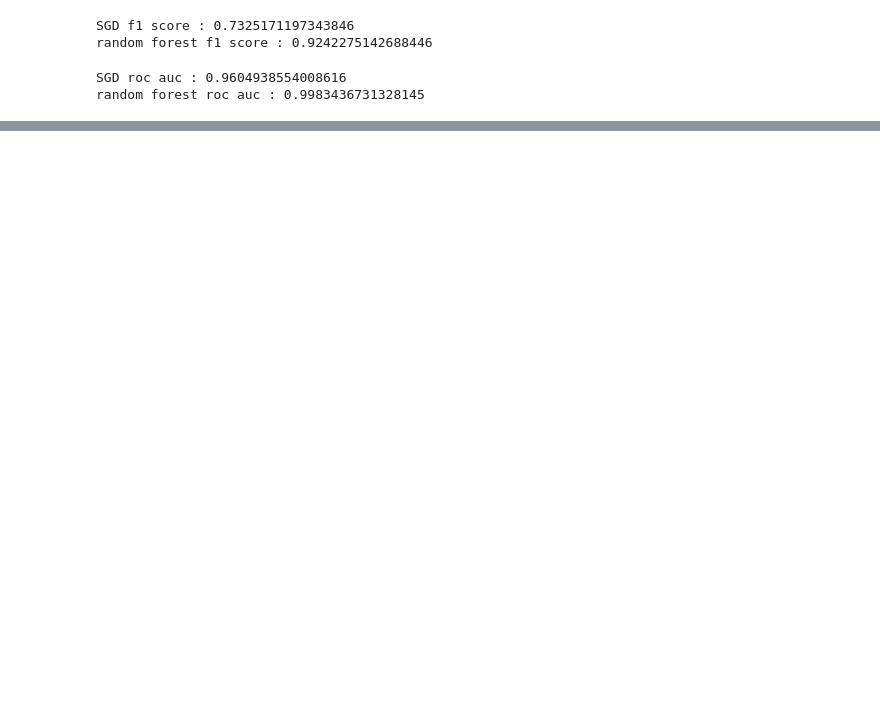
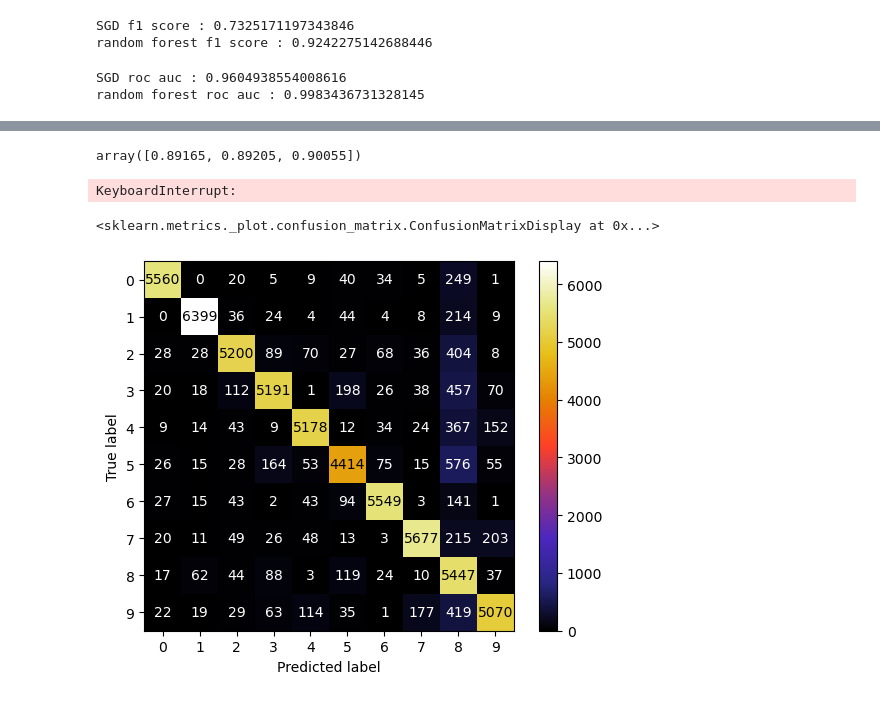
Before and after one commit to ikartiksavaliya/Hands-On-Machine-Learning-Projects, a Jupyter notebook: Chapter-3 classification.ipynb, the cells around one changed output, grey strips where cells are left out. Saved outputs shown, nothing was run; the diff lists cells and outputs as text; code cells hidden in the pictures; blank space fills up the shorter version.

```diff
--- a/Chapter-3 classification.ipynb
+++ b/Chapter-3 classification.ipynb
@@ -349,0 +390,4 @@ SGD precision : 0.8370879772350012 , recall : 0.6511713705958311
+# %%
+# now let's back to SGD and use multiclass there
+# this time it will use ovr strategy.
+sgd_cl.fit(x_train,y_train)
@@ -349,0 +413,27 @@ SGD precision : 0.8370879772350012 , recall : 0.6511713705958311
+# %%
+# not bad since random random classifire will give 10% accuracy but you can improve accuracy by preprocessing
+
+from sklearn.pipeline import make_pipeline
+from sklearn.preprocessing import StandardScaler
+
+sgd_pip=make_pipeline(StandardScaler(),SGDClassifier(random_state=42))
+
+# now let's check the accuracy
+cross_val_score(sgd_pip,x_train,y_train,cv=3,n_jobs=-1,scoring='accuracy',)
+# %% [output]
+array([0.89165, 0.89205, 0.90055])
+# %%
+# Ⅲ.ERROR ANALYSIS
+# here we are assumes that we have done exploring data , preprocessing and select the model now we are fine tuning it
+# in order to do that first we have to understand what cause the low result so we produce a confusion matrix in many ways.
+
+y_pred=cross_val_predict(sgd_pip,x_train,y_train,cv=3,n_jobs=-1)
+# %% [output]
+KeyboardInterrupt:
+# %%
+from sklearn.metrics import ConfusionMatrixDisplay
+
+ConfusionMatrixDisplay.from_predictions(y_train,y_pred,cmap='CMRmap')
+# %% [output]
+<sklearn.metrics._plot.confusion_matrix.ConfusionMatrixDisplay at 0x...>
+[figure, added]
```
Also changed, not shown: parts of 26 cells of this notebook.
